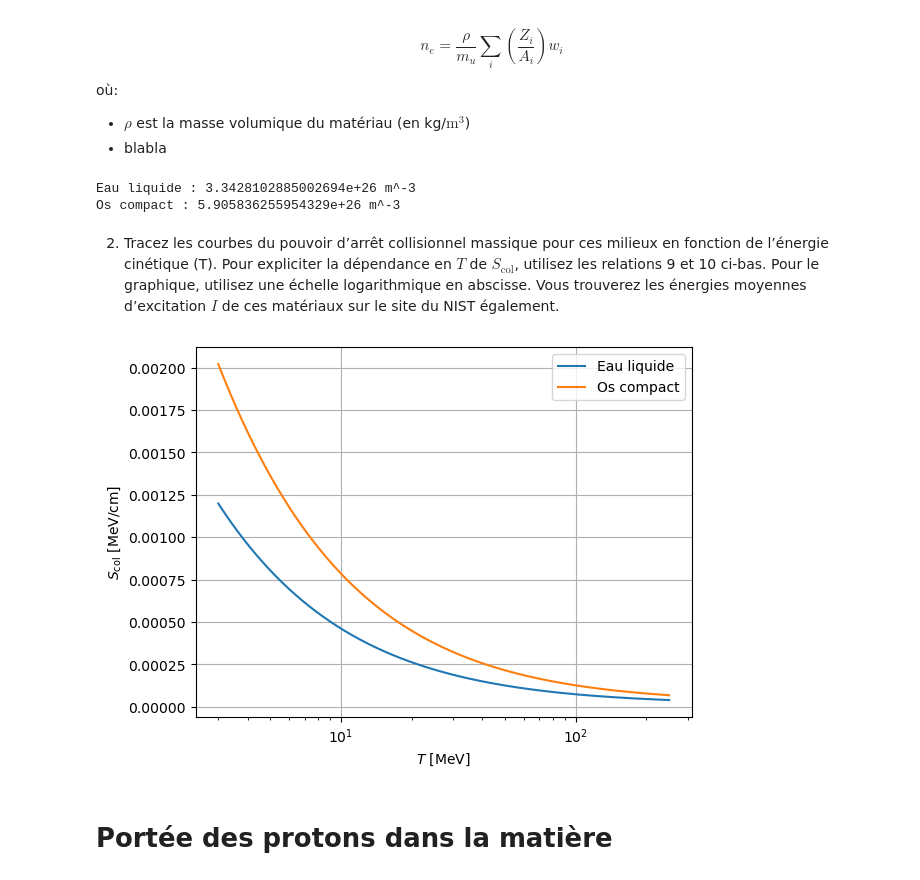
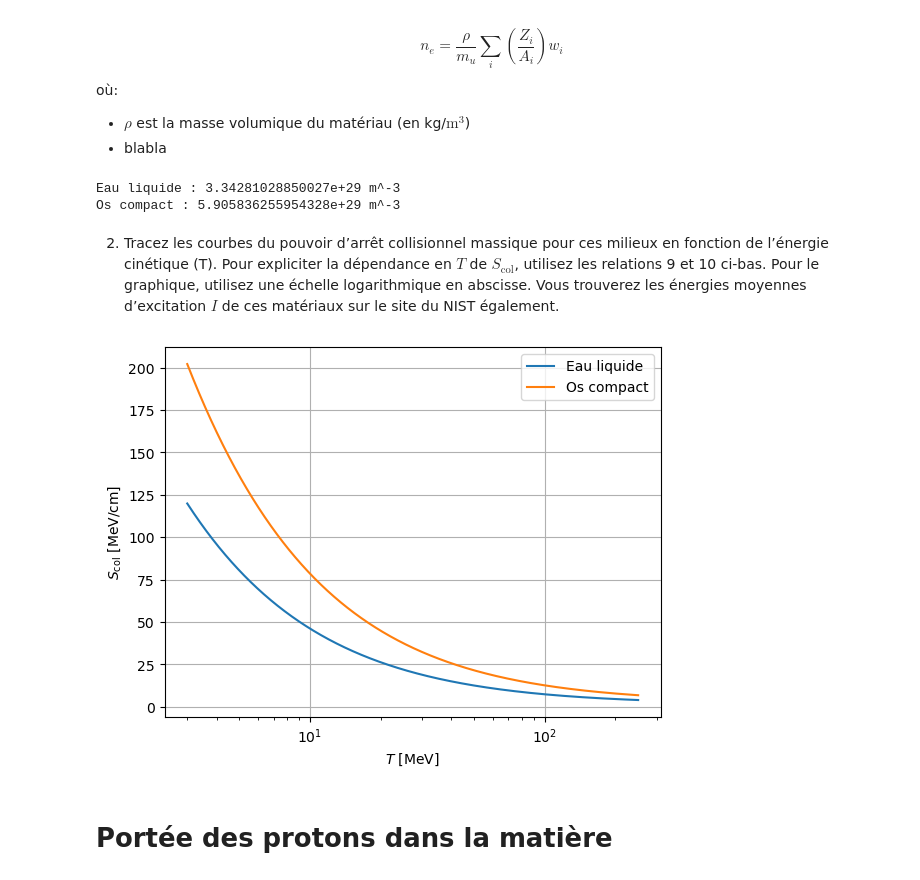
Before and after one commit to Antetokounpo/PhysNum-TP, a Jupyter notebook: tp1.ipynb, the cells around one changed output. Saved outputs shown, nothing was run; the diff lists cells and outputs as text; code cells hidden in the pictures.

```diff
--- a/tp1.ipynb
+++ b/tp1.ipynb
@@ -15,18 +15,18 @@ def n_e(rho, Zs, As, ws):
     return rho / 1.660539066e-27 * sum([Z/A*w for Z, A, w in zip(Zs, As, ws)])
 
 # Eau liquide
-n_e_liquid_water = n_e(1.0, [1, 8], [1.0080, 15.999], [0.111894, 0.888106])
+n_e_liquid_water = n_e(1.0*1e3, [1, 8], [1.0080, 15.999], [0.111894, 0.888106])
 print(f"Eau liquide : {n_e_liquid_water} m^-3")
 
 # Os
 n_e_compact_bone = n_e(
-    1.85, [1, 6, 7, 8, 12, 15, 16, 20],
+    1.85*1e3, [1, 6, 7, 8, 12, 15, 16, 20],
     [1.008, 12.011, 14.007, 15.999, 24.305, 30.973762, 32.07, 40.08],
     [0.063984, 0.278000, 0.027000, 0.410016, 0.002000, 0.070000, 0.002000, 0.147000])
 print(f"Os compact : {n_e_compact_bone} m^-3")
 # %% [output]
-Eau liquide : 3.3428102885002694e+26 m^-3
-Os compact : 5.905836255954329e+26 m^-3
+Eau liquide : 3.34281028850027e+29 m^-3
+Os compact : 5.905836255954328e+29 m^-3
 # %% [markdown]
 2. Tracez les courbes du pouvoir d’arrêt collisionnel massique pour ces milieux en fonction de
 l’énergie cinétique (T). Pour expliciter la dépendance en $T$ de $S_{\text{col}}$, utilisez les relations 9 et
@@ -37,41 +37,55 @@ import matplotlib.pyplot as plt
 import numpy as np
 
 r_e = 2.8179403227e-15 # m
 m_e = 9.1093837139e-31 # kg
 m_p = 1.67262192595e-27 # kg
 c = 3e8 # m/s
-J_in_eV = 1.602176634e-19 # J/eV
+J_par_eV = 1.602176634e-19 # J/eV
+
 
 def gamma(T):
     return T / (m_p*c**2) + 1
 
 def beta_squared(T):
     return (gamma(T)**2 - 1) / gamma(T)**2
 
 def T_e_max(T): # J
     return 2 * m_e * c**2 * (gamma(T)**2 - 1) / (1 + 2 * gamma(T) * m_e/m_p + (m_e/m_p)**2)
 
-def S_col(T, n_e, I): # [J/m^2]
+def S_col(T, n_e, I): # [J/m]
     term1 = 2*np.pi * r_e**2* m_e * c**2 * n_e / beta_squared(T)
     term2 = np.log(2 * m_e * c**2 * beta_squared(T) * gamma(T)**2 * T_e_max(T) / I**2)
     term3 = 2*beta_squared(T)
 
     return term1 * (term2 - term3)
 
-kinetic_energy_ev = np.linspace(3e6, 250e6, 10000) # eV
-S_col_water = S_col(kinetic_energy_ev*J_in_eV, n_e_liquid_water, 75*J_in_eV) / J_in_eV * 1e-4 / 1e6 # [MeV/cm^2]
-S_col_bone = S_col(kinetic_energy_ev*J_in_eV, n_e_compact_bone, 91.9*J_in_eV) / J_in_eV * 1e-4 / 1e6 # [MeV/cm^2]
+I_water = 75*J_par_eV # J
+I_bone = 91.9*J_par_eV # J
+
+def S_col_water(T_MeV):
+    T = T_MeV * 1e6 * J_par_eV
+    S = S_col(T, n_e_liquid_water, I_water) # [J/m]
+
+    return S / J_par_eV / 1e6 / 1e2 # [MeV/cm]
+
+def S_col_bone(T_MeV):
+    T = T_MeV * 1e6 * J_par_eV # J
+    S = S_col(T, n_e_compact_bone, I_bone) # [J/m]
+
+    return S / J_par_eV / 1e6 / 1e2 # [MeV/cm]
+
+kinetic_energy_mev = np.linspace(3, 250, 10000) # MeV
 
 plt.figure()
-plt.plot(kinetic_energy_ev / 1e6, S_col_water, label="Eau liquide")
-plt.plot(kinetic_energy_ev / 1e6, S_col_bone, label="Os compact")
+plt.plot(kinetic_energy_mev, S_col_water(kinetic_energy_mev), label="Eau liquide")
+plt.plot(kinetic_energy_mev, S_col_bone(kinetic_energy_mev), label="Os compact")
 plt.xscale("log")
 plt.xlabel("$T$ [MeV]")
 plt.ylabel("$S_{\\text{col}}$ [MeV/cm]")
 plt.legend()
 plt.grid()
 # %% [output]
-[figure, old version]
+[figure, new version]
 # %% [markdown]
 # Portée des protons dans la matière
 # %% [markdown]
```
Also changed, not shown: parts of 6 cells of this notebook.
